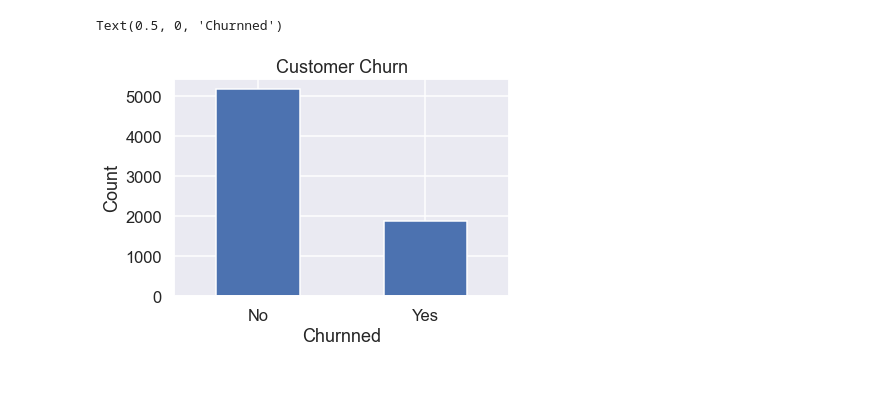
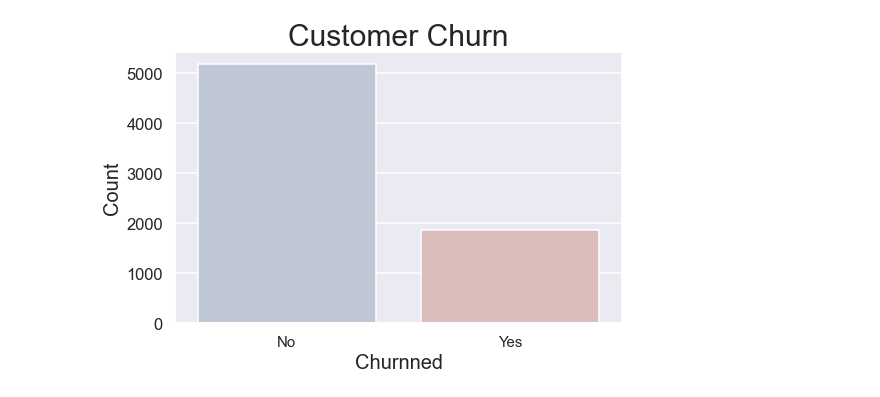
Before and after one commit to carlosiruiz/Customer_Churn_Prediction, a Jupyter notebook: EDA_&_Modeling/Visualizations Notebook.ipynb, the cells around one changed output. Drawn from its saved outputs; the diff is of its cells as text; code cells hidden in the pictures.

```diff
--- a/EDA_&_Modeling/Visualizations Notebook.ipynb
+++ b/EDA_&_Modeling/Visualizations Notebook.ipynb
@@ -20,0 +33,25 @@ df.head()
+# %%
+def reason_cleanup(column):
+    """
+    Takes in the tel_churn_reason column and creates its own main categories as to why a customer churned.
+
+    """
+
+    reasons={
+        "Competition Offers":["Competitor had better devices","Competitor made better offer","Competitor offered more data","Competitor offered higher download speeds"],
+        "Customer Satisfaction":["Attitude of support person","Attitude of service provider","Poor expertise of online support","Poor expertise of phone support"],
+        "Pricing":["Price too high","Lack of affordable download/upload speed"],
+        "Charges and Fees":["Long distance charges","Extra data charges"],
+        "Product and Services":["Product dissatisfaction","Network reliability","Service dissatisfaction","Limited range of services","Lack of self-service on Website"],
+        "External Factors":["Moved","Deceased"],
+        "Unkown":["Don't know"],
+        "Did Not Churn":["No reason given"]
+    }
+    reason=[]
+    for i in df[column].index:
+        for key in reasons.keys():
+            if df[column][i]in reasons[key]:
+                reason.append(key)
+    return reason
+# %%
+df["tel_churn_reason"]=reason_cleanup("tel_churn_reason")
@@ -21,11 +70,13 @@ df.head()
 # %%
 #Plotting target variables
+fig, ax = plt.subplots(figsize=(8,5))
+a=df["churn_value"].value_counts()
+ax=sns.barplot(x=a.index,y=a.values,palette="vlag",ci=None)
 sns.set('talk')
-ax=df["churn_value"].value_counts().plot(kind="bar")
-ax.set_xticklabels(["No","Yes"],rotation=0)
-ax.set_title("Customer Churn")
-ax.set_ylabel("Count")
-ax.set_xlabel("Churnned")
+ax.set_xticklabels(["No","Yes"],rotation=0,fontsize=15)
+ax.set_title("Customer Churn",fontsize=30)
+ax.set_ylabel("Count",fontsize=20)
+ax.set_xlabel("Churnned",fontsize=20)
+plt.savefig('/Users/carlosruiz/Desktop/Mod_5_project/Images/Target', dpi=300)
 # %% [output]
-Text(0.5, 0, 'Churnned')
-[figure, old version]
+[figure, new version]
```
Also changed, not shown: parts of 23 cells of this notebook, 18 other files.
